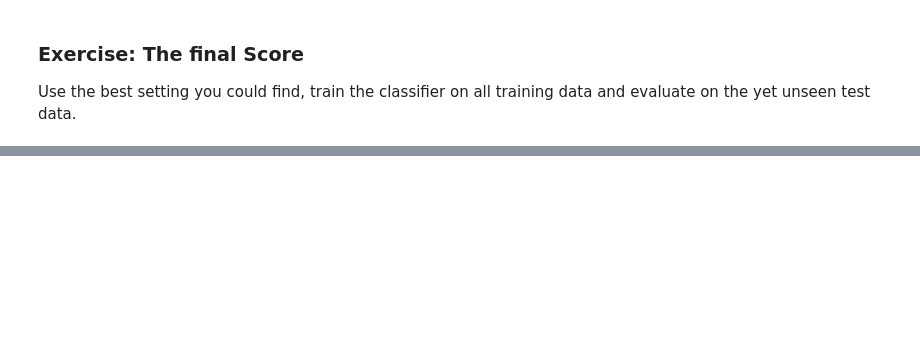
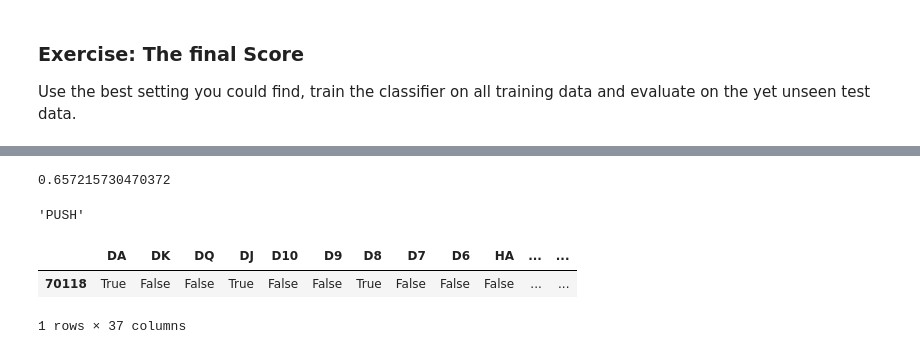
Before and after one commit to RubenNunez/deep-jass, a Jupyter notebook: notebooks/Trump Prediction with ML.ipynb, the cells around one changed output, grey strips where cells are left out. Drawn from its saved outputs; the diff is of its cells as text; code cells hidden in the pictures; blank space fills up the shorter version.

Commit message:
trump changes

```diff
--- a/notebooks/Trump Prediction with ML.ipynb
+++ b/notebooks/Trump Prediction with ML.ipynb
@@ -533,0 +547,24 @@ clf.score(X_test, y_test)
+# %%
+from joblib import load
+
+clf = load('trained_trumper.joblib')
+
+
+clf.score(X_test, y_test)
+# %% [output]
+0.657215730470372
+# %%
+row_1 = X_test[:1]
+
+
+result = clf.predict(row_1)
+result[0]
+# %% [output]
+'PUSH'
+# %%
+row_1 = X_test[:1]
+row_1
+# %% [output]
+|  | DA | DK | DQ | DJ | D10 | D9 | D8 | D7 | D6 | HA | ... | ... |
+| 70118 | True | False | False | True | False | False | True | False | False | False | ... | ... |
+1 rows × 37 columns
```
Also changed, not shown: parts of 13 cells of this notebook, 4 other files.
